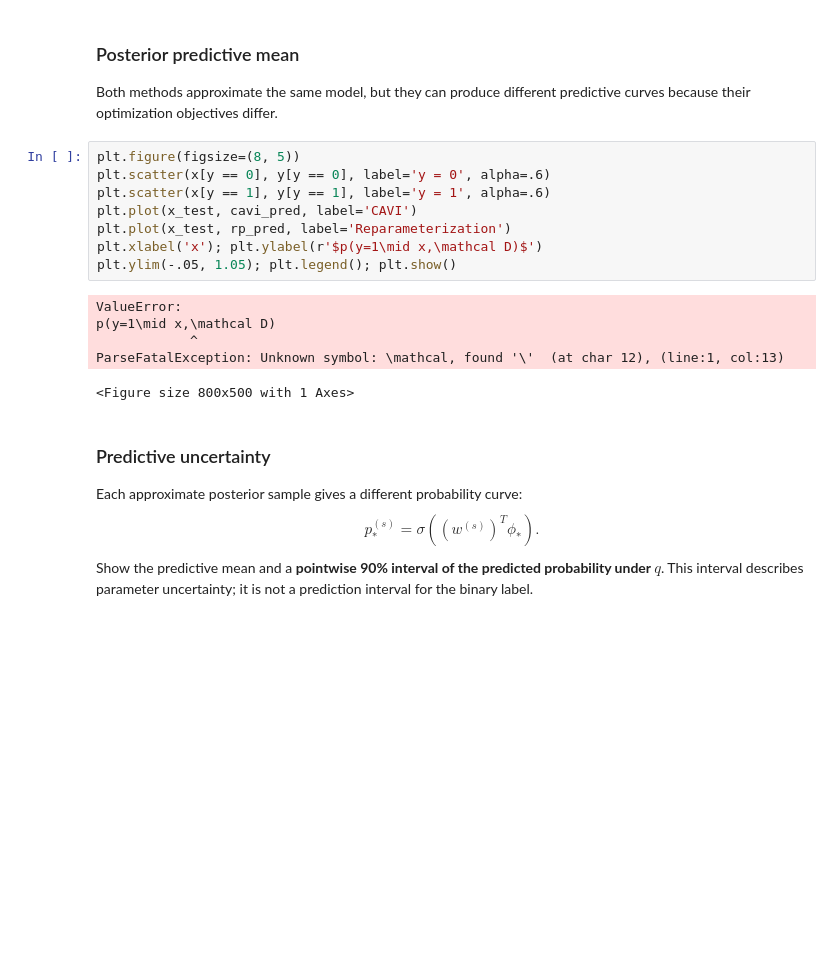
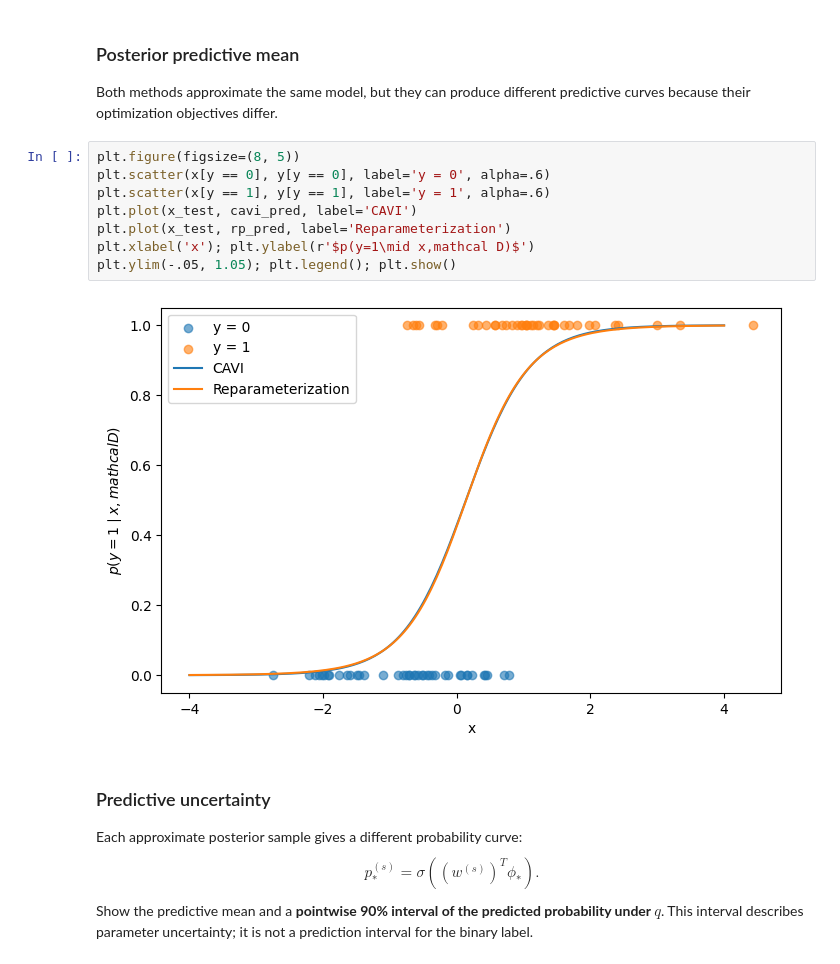
Before and after one commit to becre2021/jbnu-ml-26, a Jupyter notebook: week9_bayesian_logistic_vi.ipynb.ipynb, the cells around one changed output. Cells and saved outputs as stored; diff of their text form; blank space fills up the shorter version.

```diff
--- a/week9_bayesian_logistic_vi.ipynb.ipynb
+++ b/week9_bayesian_logistic_vi.ipynb.ipynb
@@ -319,17 +319,13 @@ Both methods approximate the same model, but they can produce different predicti
 # %%
 plt.figure(figsize=(8, 5))
 plt.scatter(x[y == 0], y[y == 0], label='y = 0', alpha=.6)
 plt.scatter(x[y == 1], y[y == 1], label='y = 1', alpha=.6)
 plt.plot(x_test, cavi_pred, label='CAVI')
 plt.plot(x_test, rp_pred, label='Reparameterization')
-plt.xlabel('x'); plt.ylabel(r'$p(y=1\mid x,\mathcal D)$')
+plt.xlabel('x'); plt.ylabel(r'$p(y=1\mid x,mathcal D)$')
 plt.ylim(-.05, 1.05); plt.legend(); plt.show()
 # %% [output]
-ValueError:
-p(y=1\mid x,\mathcal D)
-            ^
-ParseFatalException: Unknown symbol: \mathcal, found '\'  (at char 12), (line:1, col:13)
-<Figure size 800x500 with 1 Axes>
+[figure, added]
 # %% [markdown]
 ### Predictive uncertainty
 
```
Also changed, not shown: 2 other files.
